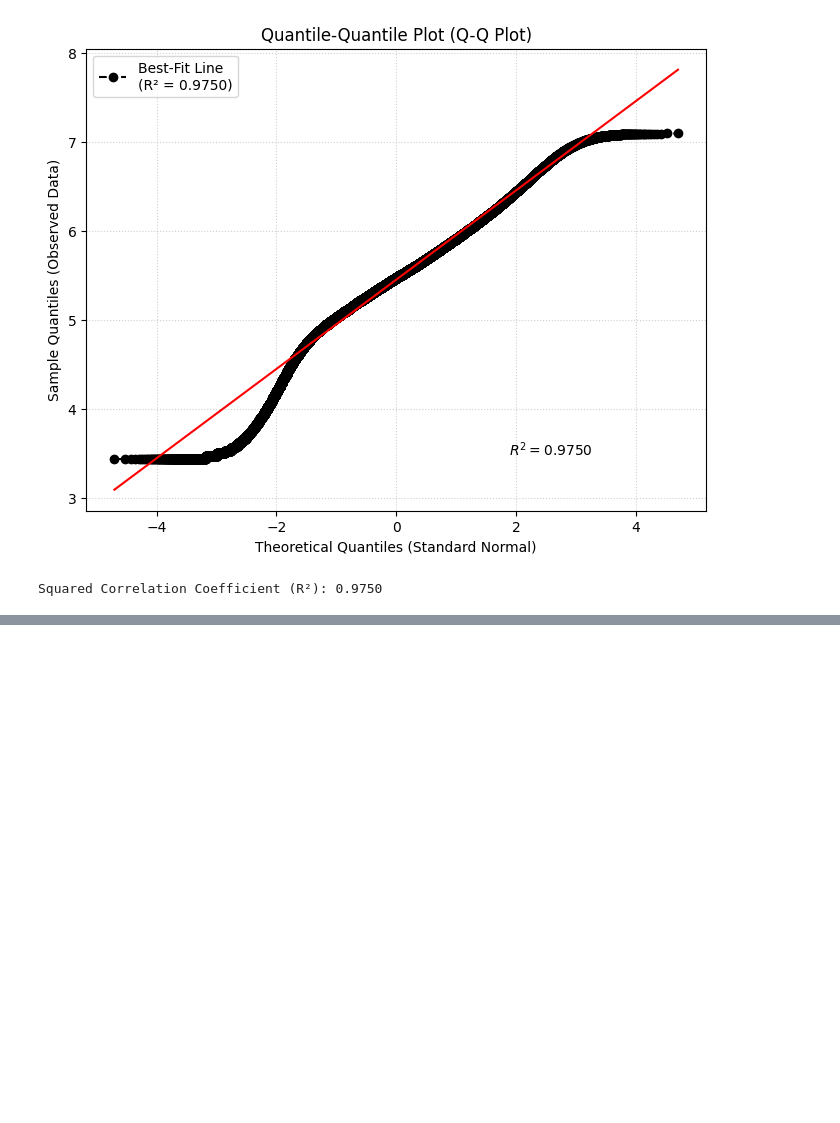
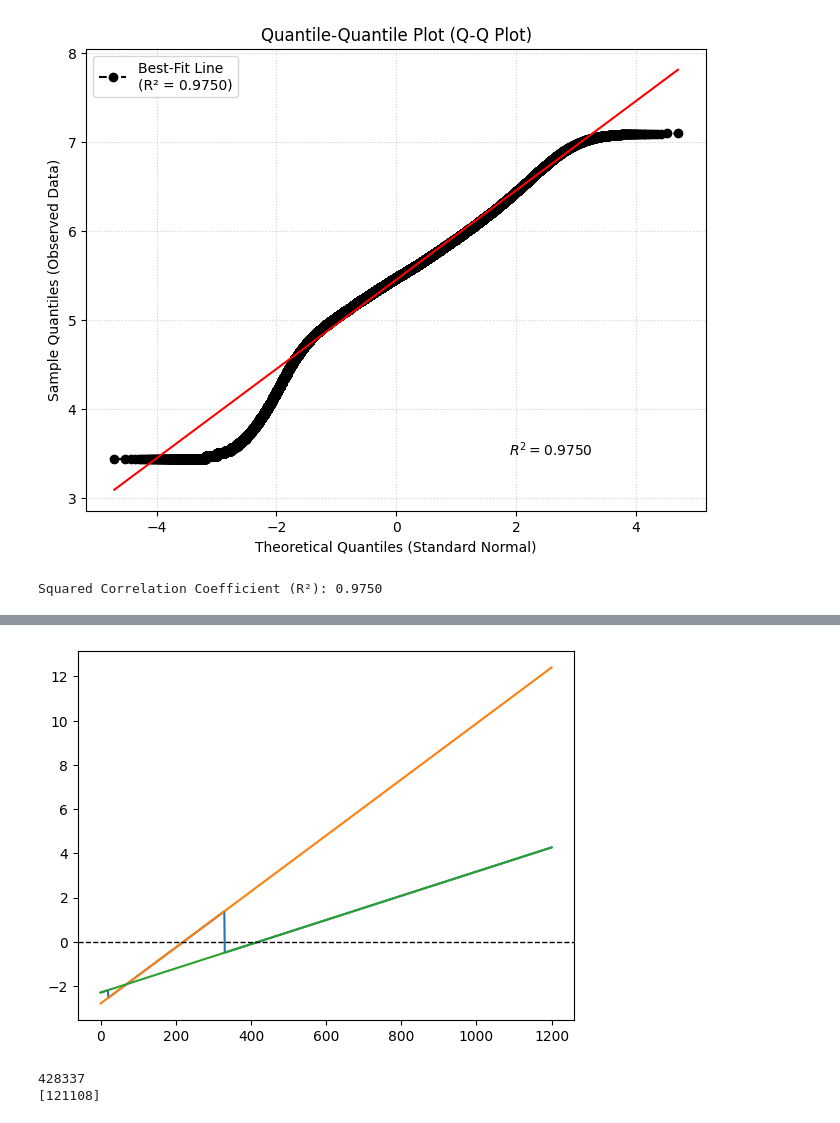
Before and after one commit to Leo00010011/From-Noisy-Eye-Tracking-To-Scanpath, a Jupyter notebook: src/notebooks/normalize_duration.ipynb, the cells around one changed output, grey strips where cells are left out. Drawn from its saved outputs; the diff is of its cells as text; code cells hidden in the pictures; blank space fills up the shorter version.

```diff
--- a/src/notebooks/normalize_duration.ipynb
+++ b/src/notebooks/normalize_duration.ipynb
@@ -243,0 +371,27 @@ print(np.exp(5.4481))
+# %%
+def normalize(x,m,s):
+    return (x - m)/s
+
+first_dist = y1 > y2
+second_dist = y2 > y1
+first_score = normalize(x, mu1, sigma1)
+second_score = normalize(x, mu2, sigma2)
+scores = x.copy()
+scores[first_dist] = first_score[first_dist]
+scores[second_dist] = second_score[second_dist]
+plt.plot(x, scores)
+plt.plot(x, first_score)
+plt.plot(x, second_score)
+plt.axhline(0, color='black', linestyle='--', linewidth=1)
+plt.show()
+# %% [output]
+[figure, added]
+# %%
+_, prob1 = gen_gaussian(mu1,sigma1, durations)
+_, prob2 = gen_gaussian(mu2,sigma2, durations)
+first = sum(prob1 > prob2)
+print(first)
+print(durations.shape - first)
+# %% [output]
+428337
+[121108]
```
Also changed, not shown: parts of 11 cells of this notebook, 2 other files.
